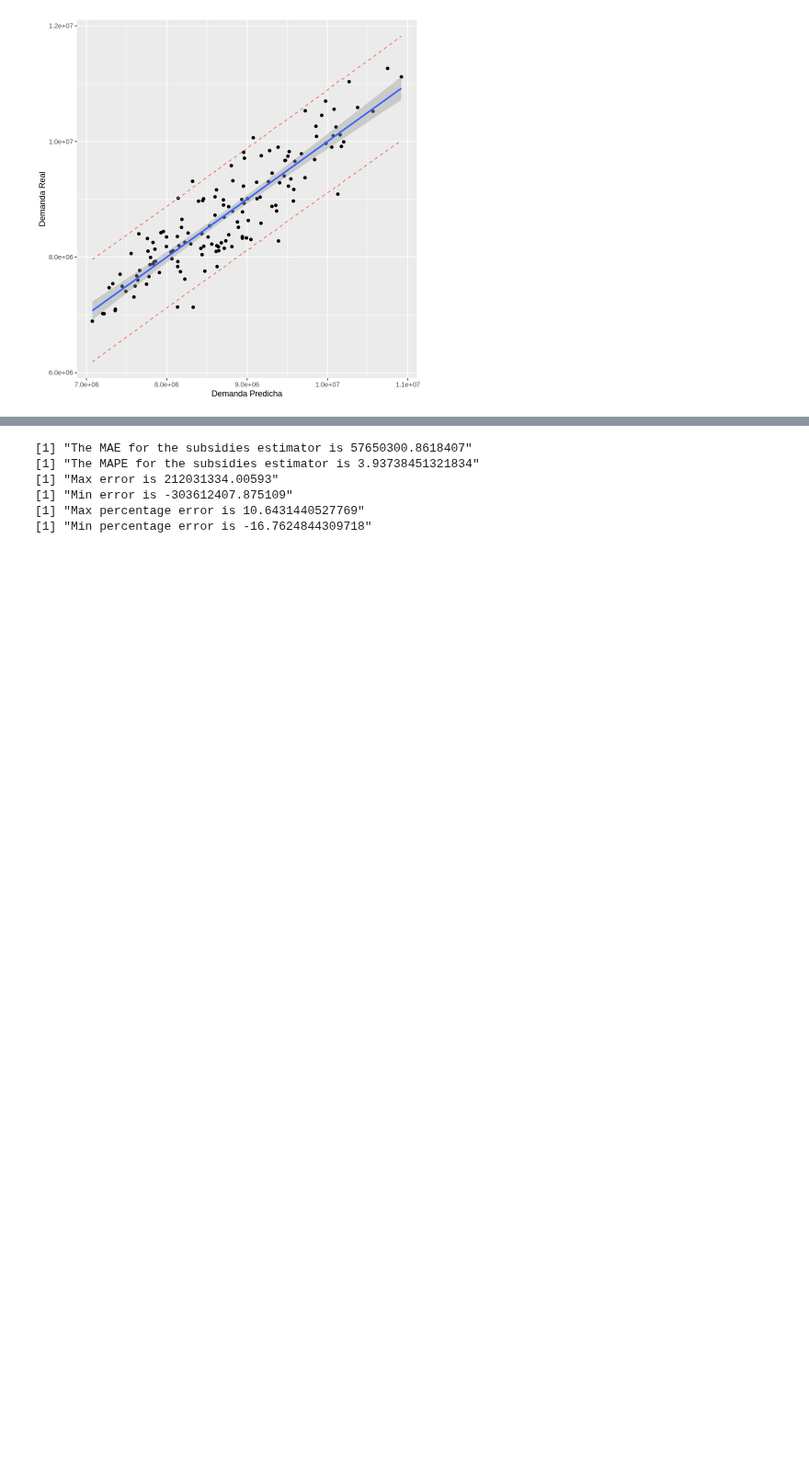
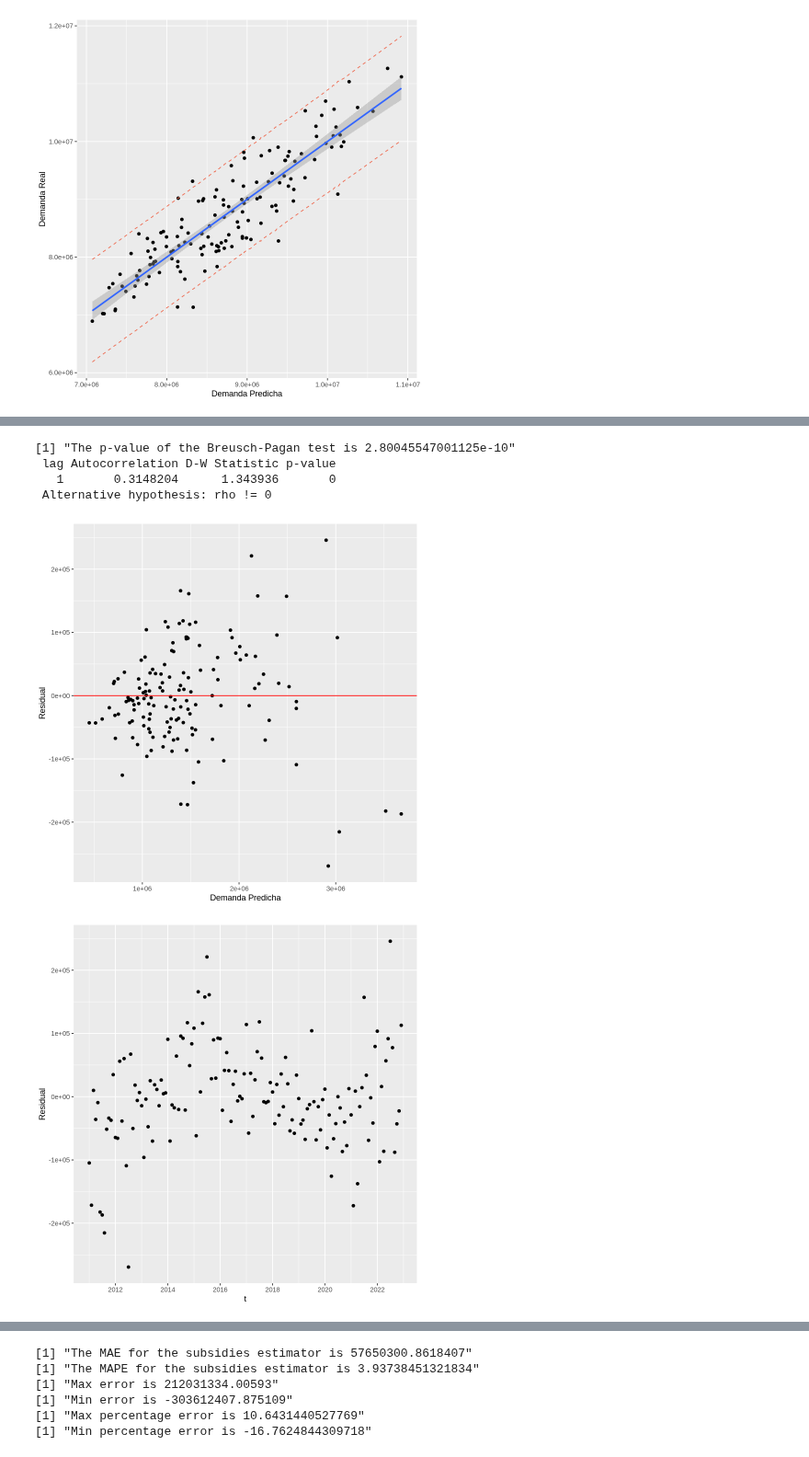
Before and after one commit to jpoletti/elec-demand-arg, a Jupyter notebook: models.ipynb, the cells around one changed output, grey strips where cells are left out. Shown at 92% size. Saved outputs shown, nothing was run; the diff lists cells and outputs as text; code cells hidden in the pictures; blank space fills up the shorter version.

Commit message:
finished the hypothesis test for the subsidies models

```diff
--- a/models.ipynb
+++ b/models.ipynb
@@ -384,0 +393,10 @@ F-statistic:  2692 on 1 and 142 DF,  p-value: < 2.2e-16
+# %%
+heterosk_test(subs_model)
+autocorr_test(subs_model, data)
+# %% [output]
+[1] "The p-value of the Breusch-Pagan test is 2.80045547001125e-10"
+ lag Autocorrelation D-W Statistic p-value
+   1       0.3148204      1.343936       0
+ Alternative hypothesis: rho != 0
+[figure, added]
+[figure, added]
```
Also changed, not shown: parts of 19 cells of this notebook.
